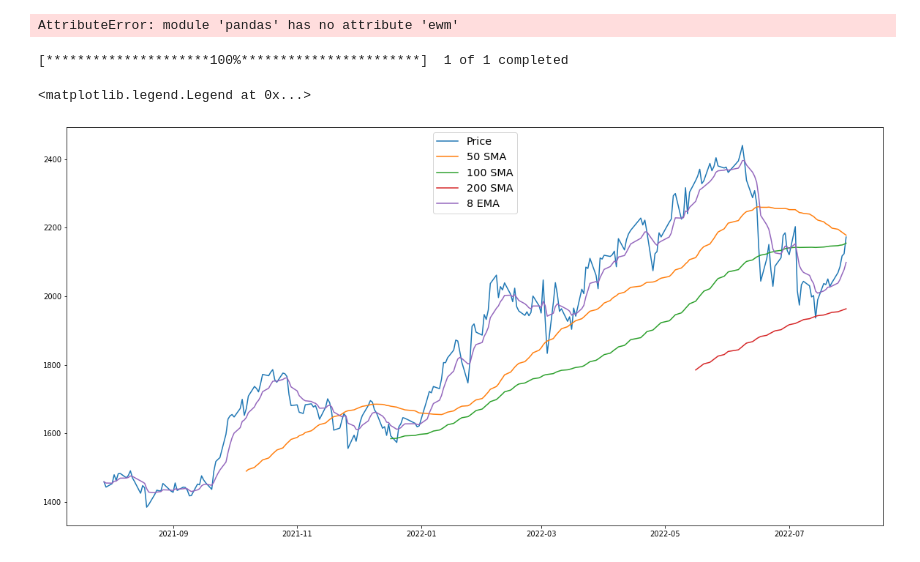
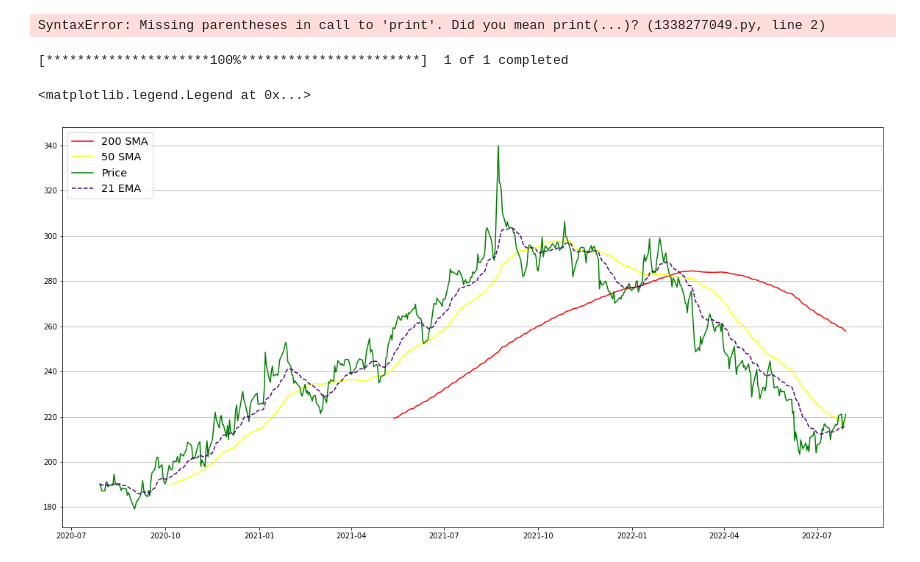
Before and after one commit to BenCollinsSheerin/main, a Jupyter notebook: moving average.ipynb, the cells around one changed output. Cells and saved outputs as stored; diff of their text form; code cells hidden in the pictures.

```diff
--- a/moving average.ipynb
+++ b/moving average.ipynb
@@ -1,47 +1,53 @@
-# %%
-import pandas as pd
-import numpy as np
-
-def ema(values, period):
-    values = np.array(values)
-    return pd.ewm(values, span=period)[-1]
-
-
-values = [3, 4, 5, 6, 7]
-period = 5
-
-var = ema(values, period)
-# %% [output]
-AttributeError: module 'pandas' has no attribute 'ewm'
+# %%
+H = 222.8999938965
+L = 219.3000030518
+Cp = 218.5
+
+HL = H - L
+HCp = H - Cp
+LCp = L - Cp
+
+print(HL)
+print(HCp)
+print(LCp)
+# %% [output]
+SyntaxError: Missing parentheses in call to 'print'. Did you mean print(...)? (1338277049.py, line 2)
 # %%
 # CALCULATE THE MOVING AVERAGE OF SHELL OVER THE LAST 12 MONTHS
 
 import yfinance as yf
 import pandas as pd
 import pandas_ta as pdta
 import numpy as np
 import matplotlib.pyplot as plt
 
 
 
-shel = yf.download(tickers='SHEL.L', period='1Y')
+shel = yf.download(tickers='SBRY.L', period='2Y')
 shel = shel.drop(['Volume', 'Adj Close'], axis=1)
 
 shel["50SMA"]=shel[["Close"]].rolling(50).mean()
 shel["100SMA"]=shel[["Close"]].rolling(100).mean()
 shel["200SMA"]=shel[["Close"]].rolling(200).mean()
 shel["8EMA"] = shel[["Close"]].ewm(span=8, adjust=False).mean()
+shel["21EMA"] = shel[["Close"]].ewm(span=21, adjust=False).mean()
+shel["34EMA"] = shel[["Close"]].ewm(span=34, adjust=False).mean()
+
+
 
 plt.figure(figsize=(20,10))
 
-plt.plot(shel["Close"],label="Price")
-plt.plot(shel["50SMA"],label="50 SMA")
-plt.plot(shel["100SMA"],label="100 SMA")
-plt.plot(shel["200SMA"],label="200 SMA")
-plt.plot(shel["8EMA"],label="8 EMA")
+plt.plot(shel["200SMA"],label="200 SMA", color = 'red')
+#plt.plot(shel["100SMA"],label="100 SMA", color = 'orange')
+plt.plot(shel["50SMA"],label="50 SMA", color = 'yellow')
+plt.plot(shel["Close"],label="Price", color = 'green')
+#plt.plot(shel["8EMA"],label="8 EMA", linestyle = 'dashed', color = 'blue')
+plt.plot(shel["21EMA"],label="21 EMA", linestyle = 'dashed', color = 'indigo')
+#plt.plot(shel["34EMA"],label="34 EMA", linestyle = 'dashed', color = 'violet')
 
-plt.legend(loc='upper center',fontsize="x-large")
+plt.grid(axis = 'y')
+plt.legend(loc='upper left',fontsize="x-large")
 # %% [output]
 [*********************100%***********************]  1 of 1 completed
 <matplotlib.legend.Legend at 0x...>
-[figure, old version]
+[figure, new version]
```
